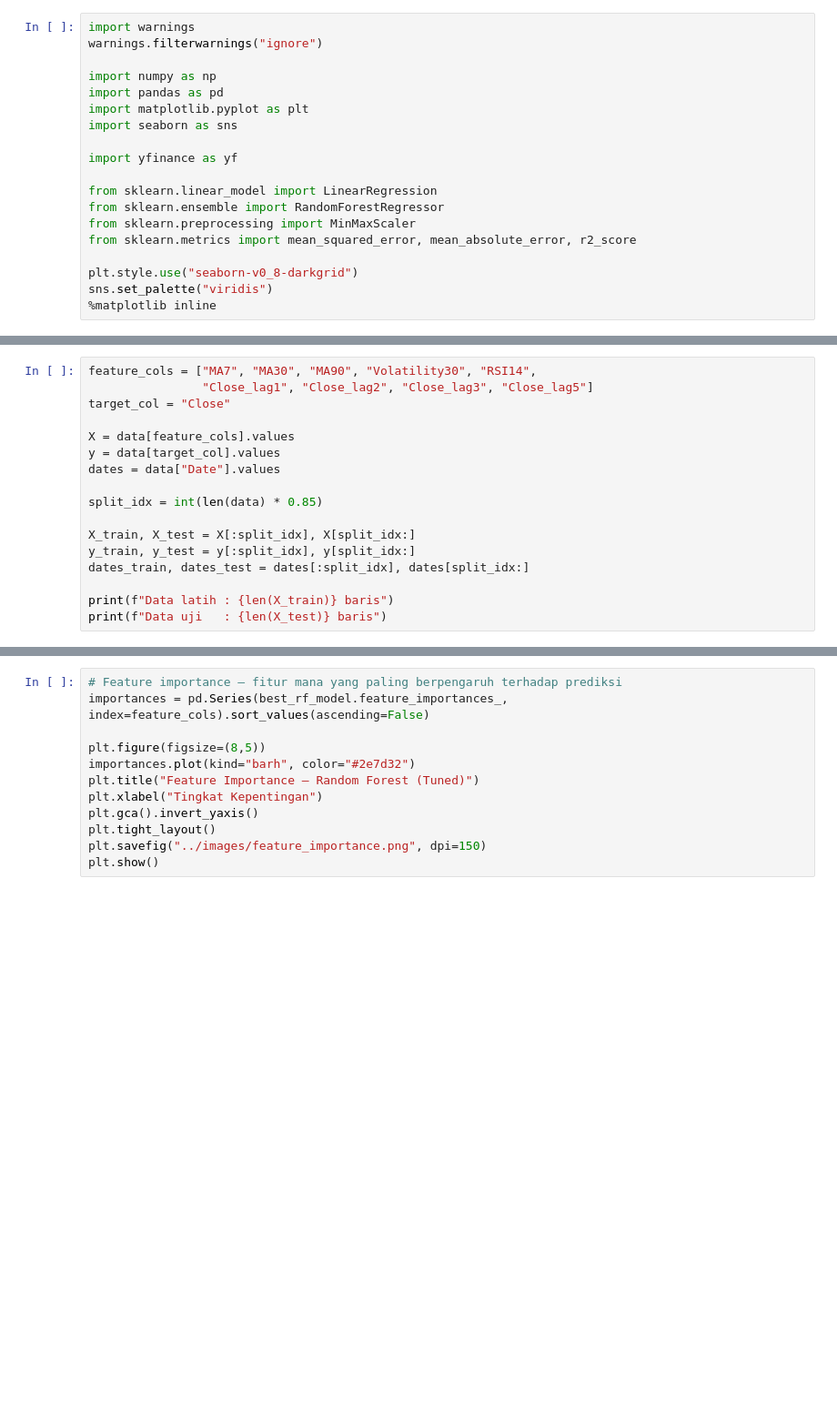
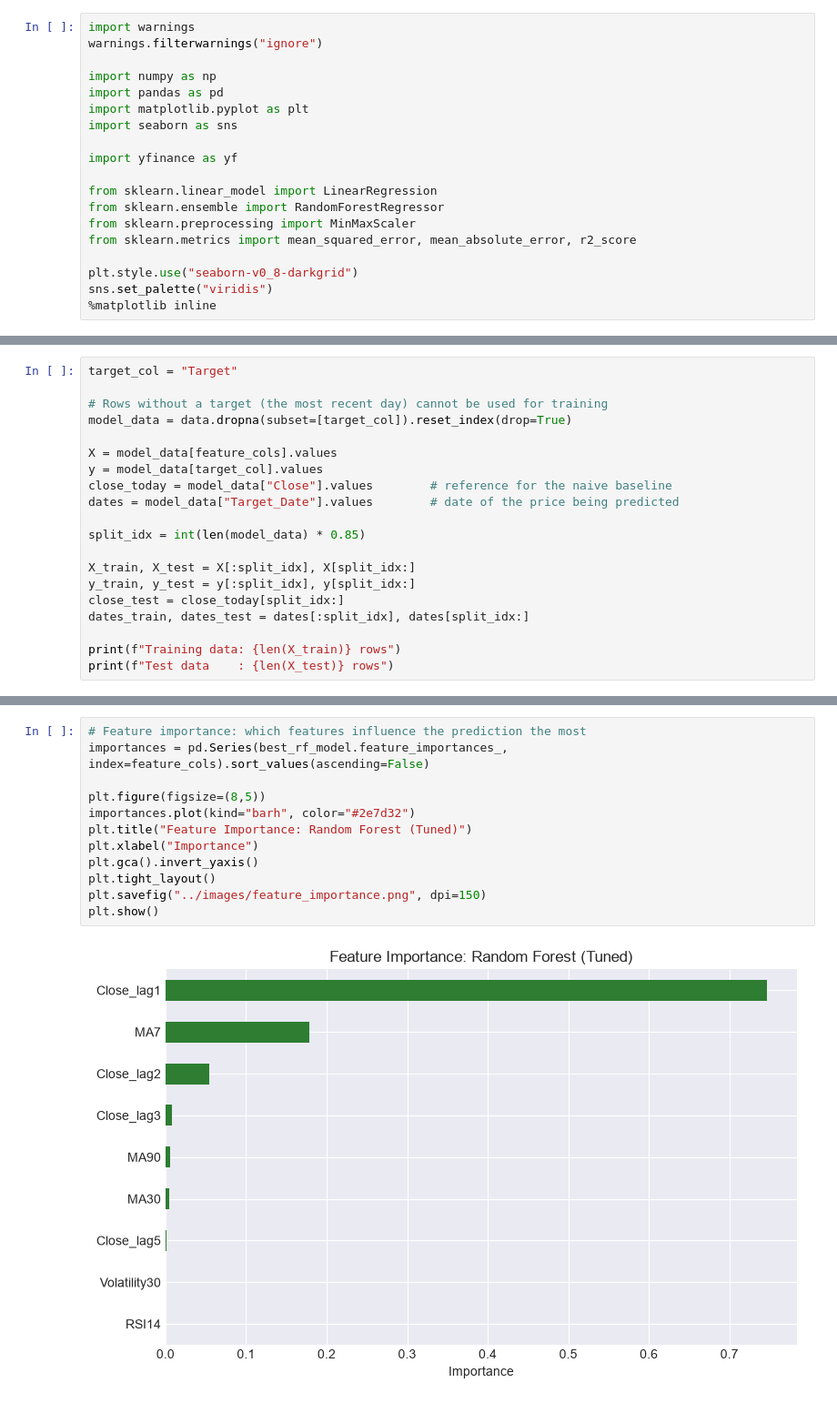
Before and after one commit to techrick-rgb/BCA-Stock-Predictor, a Jupyter notebook: notebooks/BCA_Stock_Prediction.ipynb, the cells around one changed output, grey strips where cells are left out. Shown at 91% size. Saved outputs shown, nothing was run; the diff lists cells and outputs as text; blank space fills up the shorter version.

```diff
--- a/notebooks/BCA_Stock_Prediction.ipynb
+++ b/notebooks/BCA_Stock_Prediction.ipynb
@@ -160,17 +232,20 @@ Untuk data time series, split dilakukan **berdasarkan urutan waktu** (bukan acak
 # %%
-feature_cols = ["MA7", "MA30", "MA90", "Volatility30", "RSI14",
-                "Close_lag1", "Close_lag2", "Close_lag3", "Close_lag5"]
-target_col = "Close"
+target_col = "Target"
 
-X = data[feature_cols].values
-y = data[target_col].values
-dates = data["Date"].values
+# Rows without a target (the most recent day) cannot be used for training
+model_data = data.dropna(subset=[target_col]).reset_index(drop=True)
 
-split_idx = int(len(data) * 0.85)
+X = model_data[feature_cols].values
+y = model_data[target_col].values
+close_today = model_data["Close"].values        # reference for the naive baseline
+dates = model_data["Target_Date"].values        # date of the price being predicted
+
+split_idx = int(len(model_data) * 0.85)
 
 X_train, X_test = X[:split_idx], X[split_idx:]
 y_train, y_test = y[:split_idx], y[split_idx:]
+close_test = close_today[split_idx:]
 dates_train, dates_test = dates[:split_idx], dates[split_idx:]
 
-print(f"Data latih : {len(X_train)} baris")
-print(f"Data uji   : {len(X_test)} baris")
+print(f"Training data: {len(X_train)} rows")
+print(f"Test data    : {len(X_test)} rows")
@@ -233,13 +327,15 @@ evaluate("Random Forest (Tuned)", y_test, best_rf_pred)
 # %%
-# Feature importance — fitur mana yang paling berpengaruh terhadap prediksi
+# Feature importance: which features influence the prediction the most
 importances = pd.Series(best_rf_model.feature_importances_, index=feature_cols).sort_values(ascending=False)
 
 plt.figure(figsize=(8,5))
 importances.plot(kind="barh", color="#2e7d32")
-plt.title("Feature Importance — Random Forest (Tuned)")
-plt.xlabel("Tingkat Kepentingan")
+plt.title("Feature Importance: Random Forest (Tuned)")
+plt.xlabel("Importance")
 plt.gca().invert_yaxis()
 plt.tight_layout()
 plt.savefig("../images/feature_importance.png", dpi=150)
 plt.show()
+# %% [output]
+[figure, added]
 # %% [markdown]
```
Also changed, not shown: parts of 34 cells of this notebook, 14 other files.
